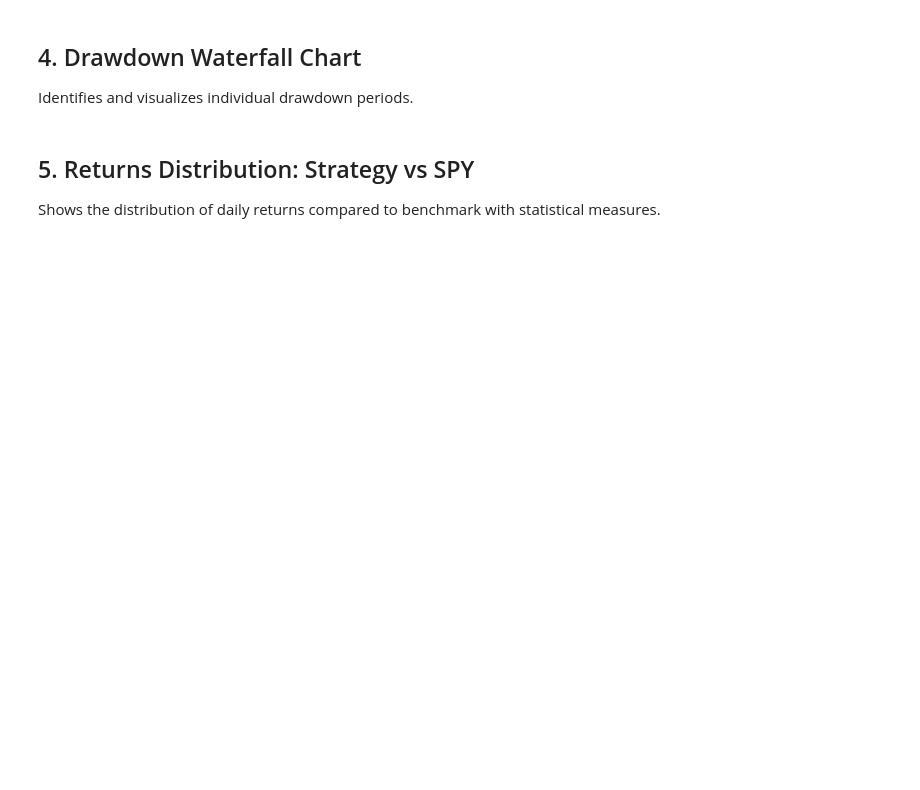
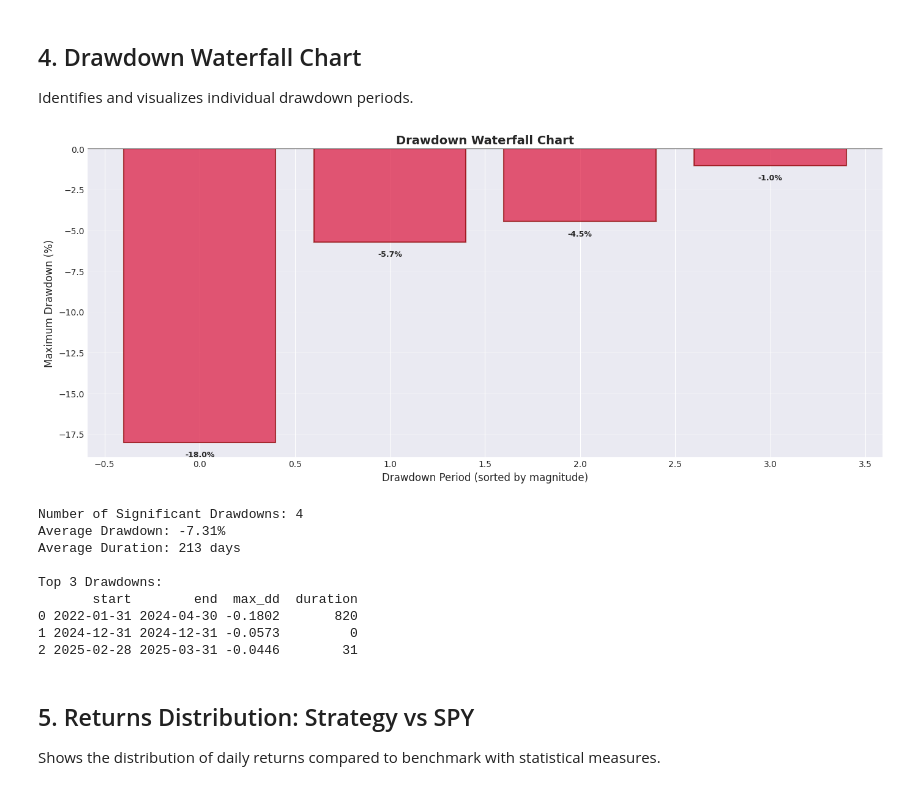
Before and after one commit to mikemsq/qetf, a Jupyter notebook: notebooks/backtest_analysis.ipynb, the cells around one changed output. Saved outputs shown, nothing was run; the diff lists cells and outputs as text; code cells hidden in the pictures; blank space fills up the shorter version.

```diff
--- a/notebooks/backtest_analysis.ipynb
+++ b/notebooks/backtest_analysis.ipynb
@@ -376,6 +439,9 @@ print(f"% Time with Higher Sharpe: {(sharpe_diff > 0).sum() / len(sharpe_diff.dr
 
 Identifies and visualizes individual drawdown periods.
 # %%
+# Calculate drawdown from equity curve
+drawdown = (equity_df['nav'] / equity_df['nav'].cummax()) - 1
+
 # Identify drawdown periods
 is_drawdown = drawdown < -0.01  # Significant drawdowns > 1%
 
@@ -414,33 +480,44 @@ drawdown_periods_df = pd.DataFrame(drawdown_periods).sort_values('max_dd')
 # Plot waterfall chart
 if len(drawdown_periods_df) > 0:
     plt.figure(figsize=(14, 6))
 
     bars = plt.bar(range(len(drawdown_periods_df)),
                    drawdown_periods_df['max_dd'].values * 100,
                    color='crimson', alpha=0.7, edgecolor='darkred', linewidth=1.5)
 
     plt.title('Drawdown Waterfall Chart', fontsize=14, fontweight='bold')
     plt.xlabel('Drawdown Period (sorted by magnitude)', fontsize=12)
     plt.ylabel('Maximum Drawdown (%)', fontsize=12)
     plt.grid(True, alpha=0.3, axis='y')
     plt.axhline(y=0, color='black', linestyle='-', linewidth=0.8)
 
     # Add value labels on bars
     for i, (bar, dd) in enumerate(zip(bars, drawdown_periods_df['max_dd'].values)):
         height = bar.get_height()
         plt.text(bar.get_x() + bar.get_width()/2., height - 0.5,
                 f'{dd*100:.1f}%', ha='center', va='top', fontsize=9, fontweight='bold')
 
     plt.tight_layout()
     plt.show()
 
     print(f"\nNumber of Significant Drawdowns: {len(drawdown_periods_df)}")
     print(f"Average Drawdown: {drawdown_periods_df['max_dd'].mean():.2%}")
     print(f"Average Duration: {drawdown_periods_df['duration'].mean():.0f} days")
     print(f"\nTop 3 Drawdowns:")
     print(drawdown_periods_df[['start', 'end', 'max_dd', 'duration']].head(3).to_string())
 else:
     print("No significant drawdowns detected (>1%)")
+# %% [output]
+[figure, added]
+Number of Significant Drawdowns: 4
+Average Drawdown: -7.31%
+Average Duration: 213 days
+
+Top 3 Drawdowns:
+       start        end  max_dd  duration
+0 2022-01-31 2024-04-30 -0.1802       820
+1 2024-12-31 2024-12-31 -0.0573         0
+2 2025-02-28 2025-03-31 -0.0446        31
 # %% [markdown]
 ## 5. Returns Distribution: Strategy vs SPY
 
```
Also changed, not shown: parts of 11 cells of this notebook, 1 other file.
